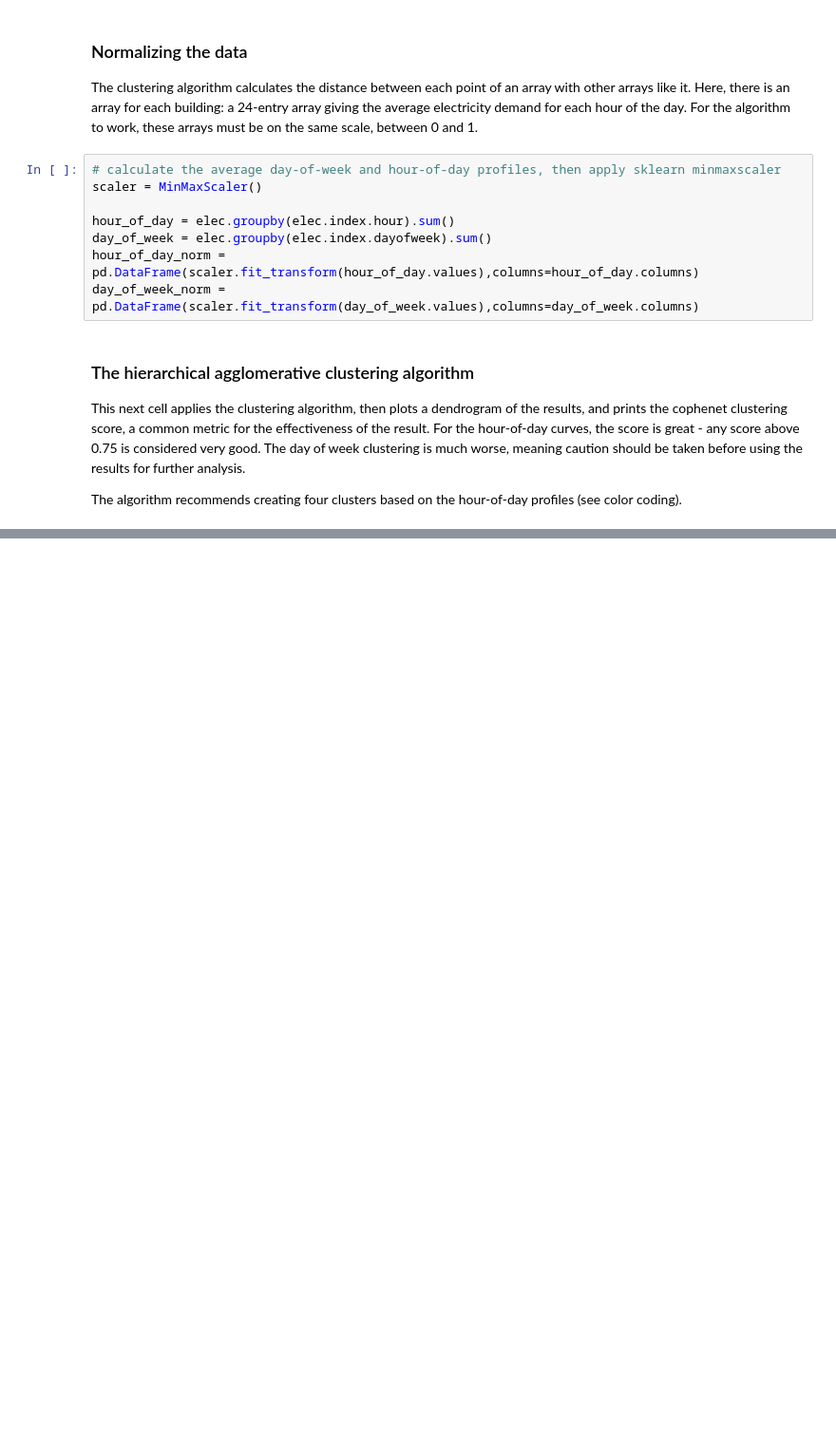
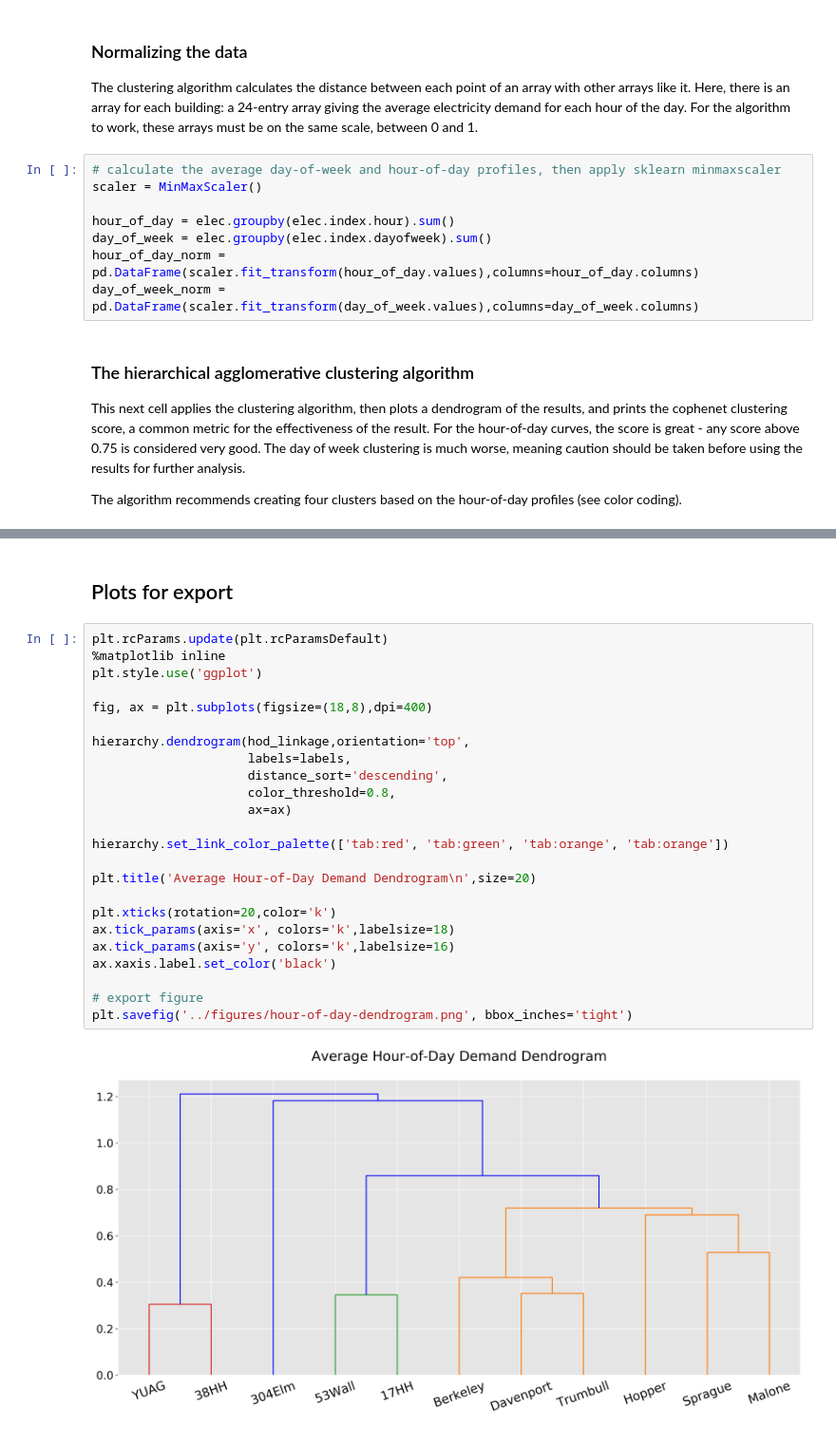
Before and after one commit to kevinkoste/university-load-forecasting, a Jupyter notebook: exploration/clustering.ipynb, the cells around one changed output, grey strips where cells are left out. Shown at 95% size. Cells and saved outputs as stored; diff of their text form; blank space fills up the shorter version.

```diff
--- a/exploration/clustering.ipynb
+++ b/exploration/clustering.ipynb
@@ -73,0 +85,28 @@ The cophenet clustering score is 0.364
+# %% [markdown]
+## Plots for export
+# %%
+plt.rcParams.update(plt.rcParamsDefault)
+%matplotlib inline
+plt.style.use('ggplot')
+
+fig, ax = plt.subplots(figsize=(18,8),dpi=400)
+
+hierarchy.dendrogram(hod_linkage,orientation='top',
+                     labels=labels,
+                     distance_sort='descending',
+                     color_threshold=0.8,
+                     ax=ax)
+
+hierarchy.set_link_color_palette(['tab:red', 'tab:green', 'tab:orange', 'tab:orange'])
+
+plt.title('Average Hour-of-Day Demand Dendrogram\n',size=20)
+
+plt.xticks(rotation=20,color='k')
+ax.tick_params(axis='x', colors='k',labelsize=18)
+ax.tick_params(axis='y', colors='k',labelsize=16)
+ax.xaxis.label.set_color('black')
+
+# export figure
+plt.savefig('../figures/hour-of-day-dendrogram.png', bbox_inches='tight')
+# %% [output]
+[figure, added]
```
Also changed, not shown: parts of 5 cells of this notebook, 14 other files.
